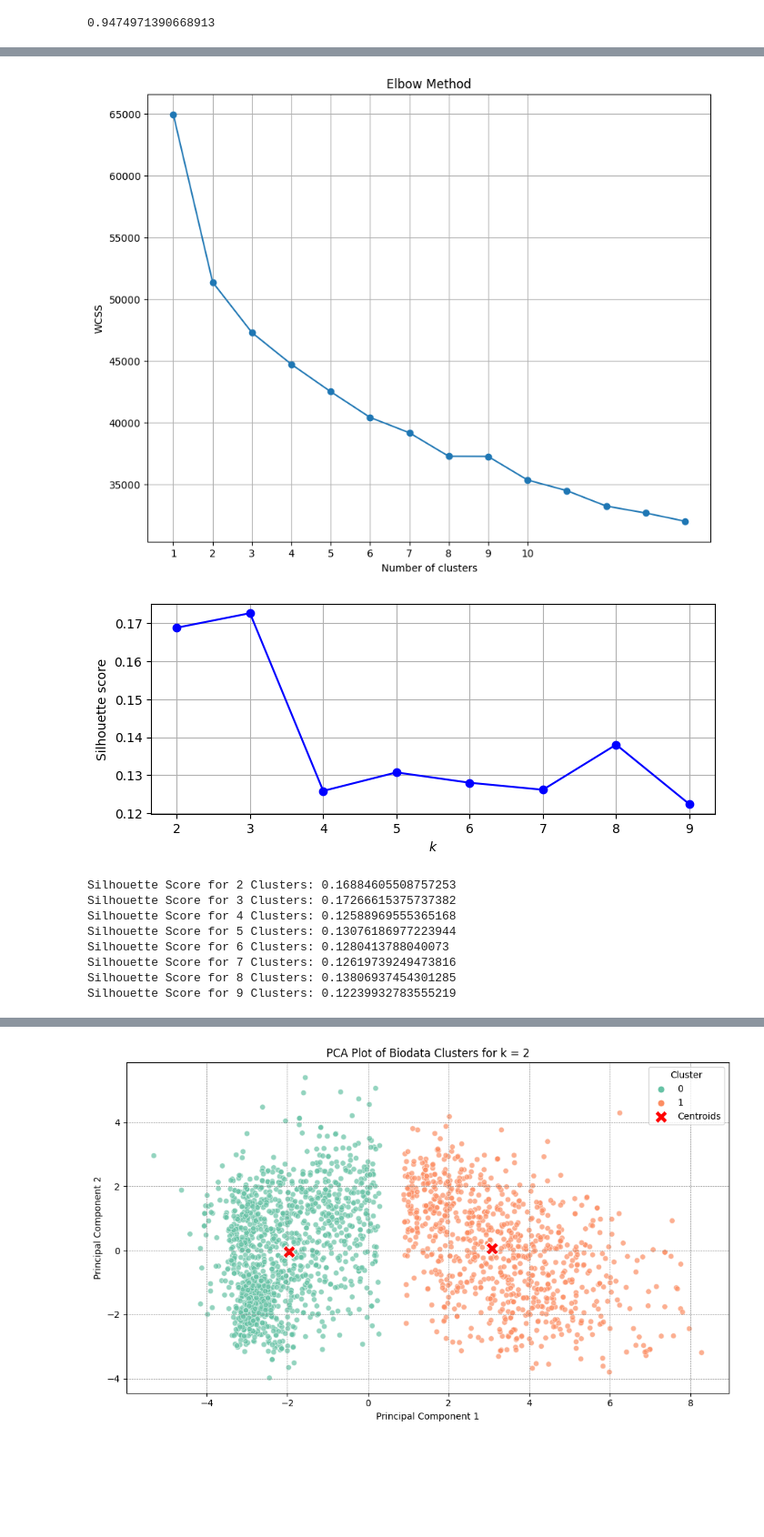
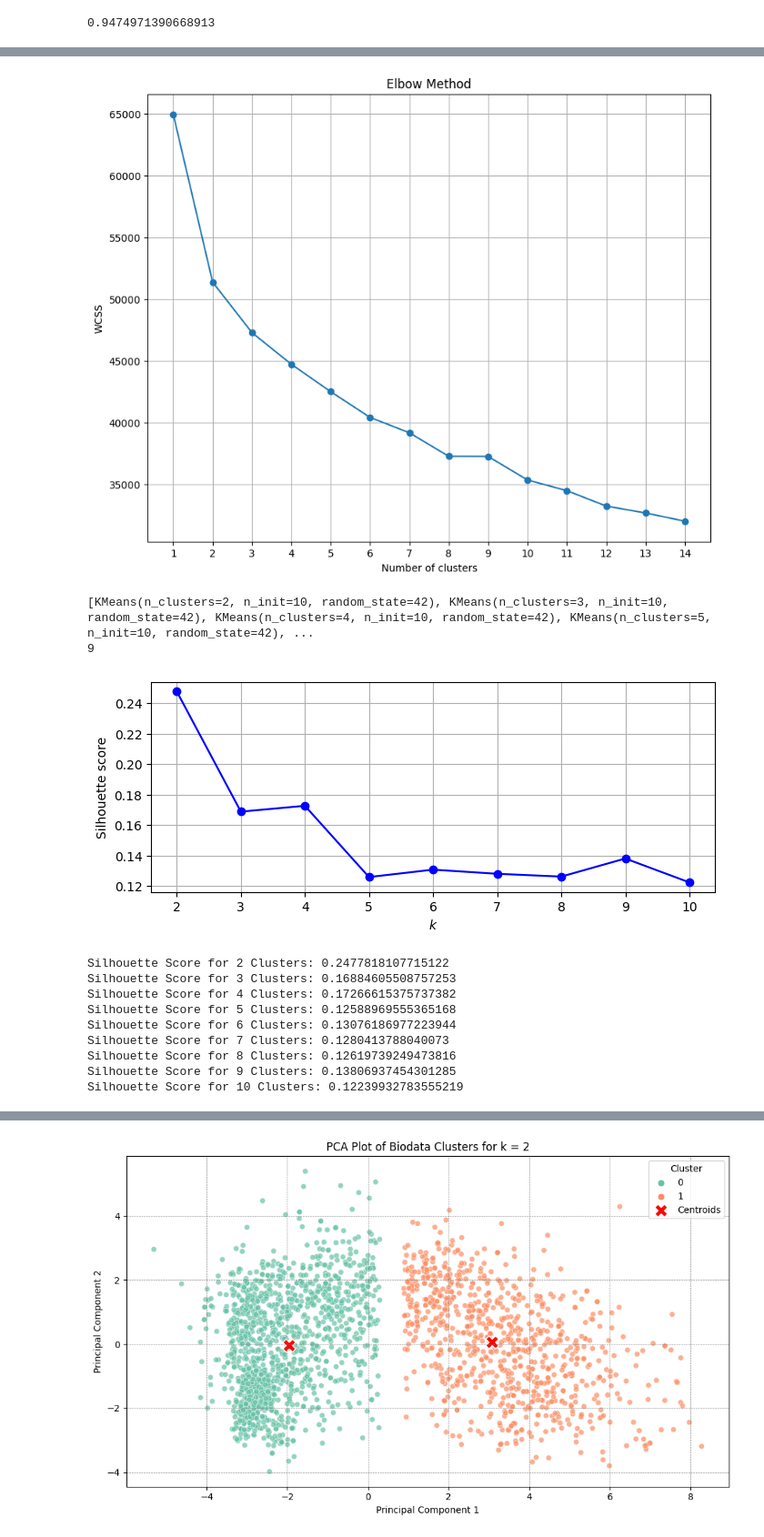
Before and after one commit to Customer-Segmentation-ML-PROJECT/customer-segmentation, a Jupyter notebook: Customer_Segmentation.ipynb, the cells around one changed output, grey strips where cells are left out. Shown at 91% size. Saved outputs shown, nothing was run; the diff lists cells and outputs as text; code cells hidden in the pictures; blank space fills up the shorter version.

```diff
--- a/Customer_Segmentation.ipynb
+++ b/Customer_Segmentation.ipynb
@@ -323,43 +325,48 @@ plt.plot(range(1, 15), wcss, marker='o')
 plt.title('Elbow Method')
 plt.xlabel('Number of clusters')
 plt.ylabel('WCSS')
-plt.xticks(range(1, 11))
+plt.xticks(range(1, 15))
 plt.grid(True)
 plt.show()
 # %% [output]
-[figure, old version]
+[figure, new version]
 # %%
 from sklearn.metrics import silhouette_score
 
 kmeans_per_k = [KMeans(n_clusters=k, n_init=10, random_state=42).fit(df1_reduced)
                 for k in range(2, 11)]
+# print(kmeans_per_k)
 
 silhouette_scores = [silhouette_score(df1_reduced, model.labels_)
-                     for model in kmeans_per_k[1:]]
+                     for model in kmeans_per_k]
+# print(len(silhouette_scores))
 
 plt.figure(figsize=(8, 3))
-plt.plot(range(2, 10), silhouette_scores, "bo-")
+plt.plot(range(2, 11), silhouette_scores, "bo-")
 plt.xlabel("$k$")
 plt.ylabel("Silhouette score")
 
 plt.grid(True)
 
 plt.show()
 # %% [output]
+[KMeans(n_clusters=2, n_init=10, random_state=42), KMeans(n_clusters=3, n_init=10, random_state=42), KMeans(n_clusters=4, n_init=10, random_state=42), KMeans(n_clusters=5, n_init=10, random_state=42), ...
+9
-[figure, old version]
+[figure, new version]
 # %%
-cluster_range = range(2, 10)
+cluster_range = range(2, 11)
 for i, score in zip(cluster_range, silhouette_scores):
   print(f"Silhouette Score for {i} Clusters:", score)
 # %% [output]
-Silhouette Score for 2 Clusters: 0.16884605508757253
-Silhouette Score for 3 Clusters: 0.17266615375737382
-Silhouette Score for 4 Clusters: 0.12588969555365168
-Silhouette Score for 5 Clusters: 0.13076186977223944
-Silhouette Score for 6 Clusters: 0.1280413788040073
-Silhouette Score for 7 Clusters: 0.12619739249473816
-Silhouette Score for 8 Clusters: 0.13806937454301285
-Silhouette Score for 9 Clusters: 0.12239932783555219
+Silhouette Score for 2 Clusters: 0.2477818107715122
+Silhouette Score for 3 Clusters: 0.16884605508757253
+Silhouette Score for 4 Clusters: 0.17266615375737382
+Silhouette Score for 5 Clusters: 0.12588969555365168
+Silhouette Score for 6 Clusters: 0.13076186977223944
+Silhouette Score for 7 Clusters: 0.1280413788040073
+Silhouette Score for 8 Clusters: 0.12619739249473816
+Silhouette Score for 9 Clusters: 0.13806937454301285
+Silhouette Score for 10 Clusters: 0.12239932783555219
 # %%
 from sklearn.metrics import silhouette_samples
 from matplotlib.ticker import FixedLocator, FixedFormatter
```
Also changed, not shown: parts of 7 cells of this notebook, 2 other files.
